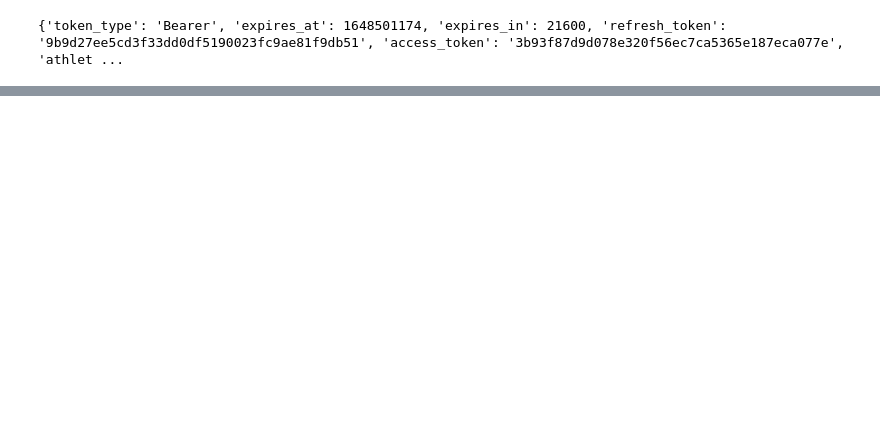
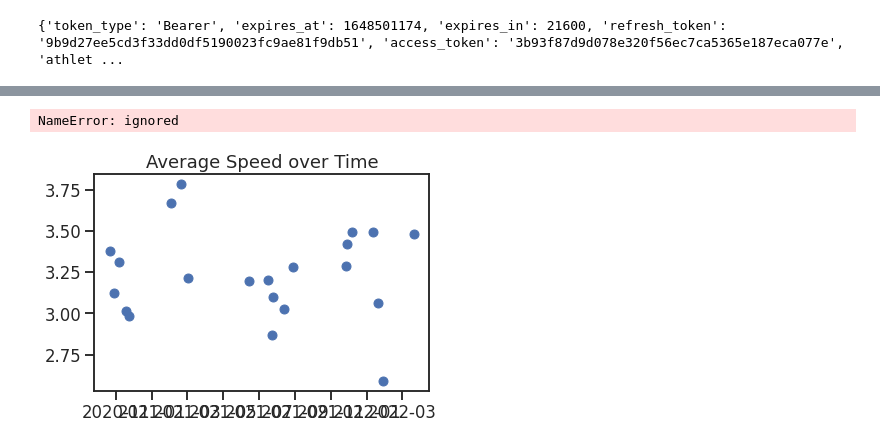
Before and after one commit to egersack/finalproject, a Jupyter notebook: PROJECT.ipynb, the cells around one changed output, grey strips where cells are left out. Saved outputs shown, nothing was run; the diff lists cells and outputs as text; code cells hidden in the pictures; blank space fills up the shorter version.

```diff
--- a/PROJECT.ipynb
+++ b/PROJECT.ipynb
@@ -202,0 +126,20 @@ activities.to_csv('strava_activities.csv')
+# %%
+fig = plt.figure() #create overall container
+ax1 = fig.add_subplot(111) #add a 1 by 1 plot to the figure
+x = np.asarray(runs.start_date_local)  #convert data to numpy array
+y = np.asarray(runs.average_speed)
+ax1.plot_date(x, y) #plot data points in scatter plot on ax1
+ax1.set_title('Average Speed over Time')
+#ax1.set_ylim([0,5])
+#add trend line
+x2 = mdates.date2num(x)
+z=np.polyfit(x2,y,1)
+p=np.poly1d(z)
+plt.plot(x,p(x2),'r--')
+#format the figure and display
+fig.autofmt_xdate(rotation=45)
+fig.tight_layout()
+fig.show()
+# %% [output]
+NameError: ignored
+[figure, added]
```
Also changed, not shown: parts of 12 cells of this notebook.
